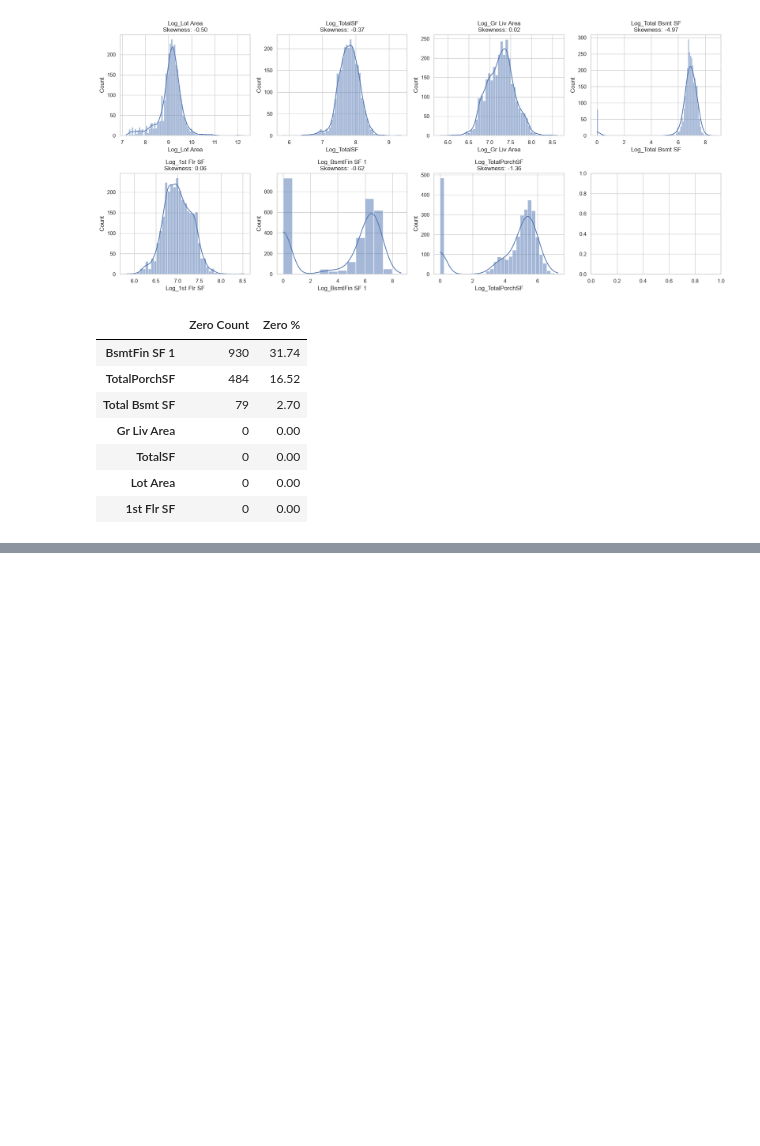
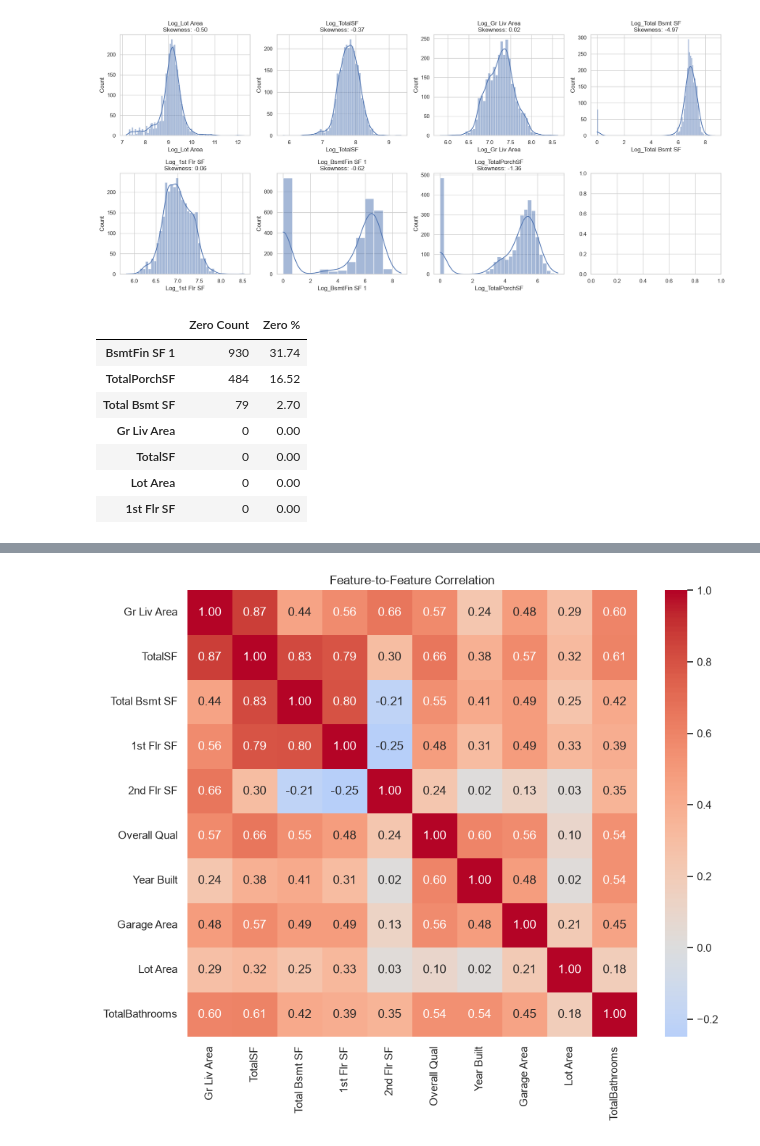
Before and after one commit to kashu9313161/ML-Projects, a Jupyter notebook: house-prediction-system/notebooks/01_eda_feature_engineering/feature_eng.ipynb, the cells around one changed output, grey strips where cells are left out. Saved outputs shown, nothing was run; the diff lists cells and outputs as text; code cells hidden in the pictures; blank space fills up the shorter version.

```diff
--- a/house-prediction-system/notebooks/01_eda_feature_engineering/feature_eng.ipynb
+++ b/house-prediction-system/notebooks/01_eda_feature_engineering/feature_eng.ipynb
@@ -499,0 +679,21 @@ pd.DataFrame({"Zero Count" : zero_counts, "Zero %": zero_percentage})
+# %%
+# ==========================================
+# Feature-to-feature correlation
+# ==========================================
+
+features_for_corr = [
+    "Gr Liv Area",
+    "TotalSF",
+    "Total Bsmt SF",
+    "1st Flr SF",
+    "2nd Flr SF",
+    "Overall Qual",
+    "Year Built",
+    "Garage Area",
+    "Lot Area",
+    "TotalBathrooms"
+]
+
+corr_matrix = df_fe[features_for_corr].corr()
+
+corr_matrix
@@ -499,0 +712,15 @@ pd.DataFrame({"Zero Count" : zero_counts, "Zero %": zero_percentage})
+# %%
+plt.figure(figsize=(10, 8))
+
+sns.heatmap(
+    corr_matrix,
+    annot=True,
+    fmt=".2f",
+    cmap="coolwarm",
+    center=0
+)
+
+plt.title("Feature-to-Feature Correlation")
+plt.show()
+# %% [output]
+[figure, added]
```
Also changed, not shown: parts of 10 cells of this notebook, 1 other file.
